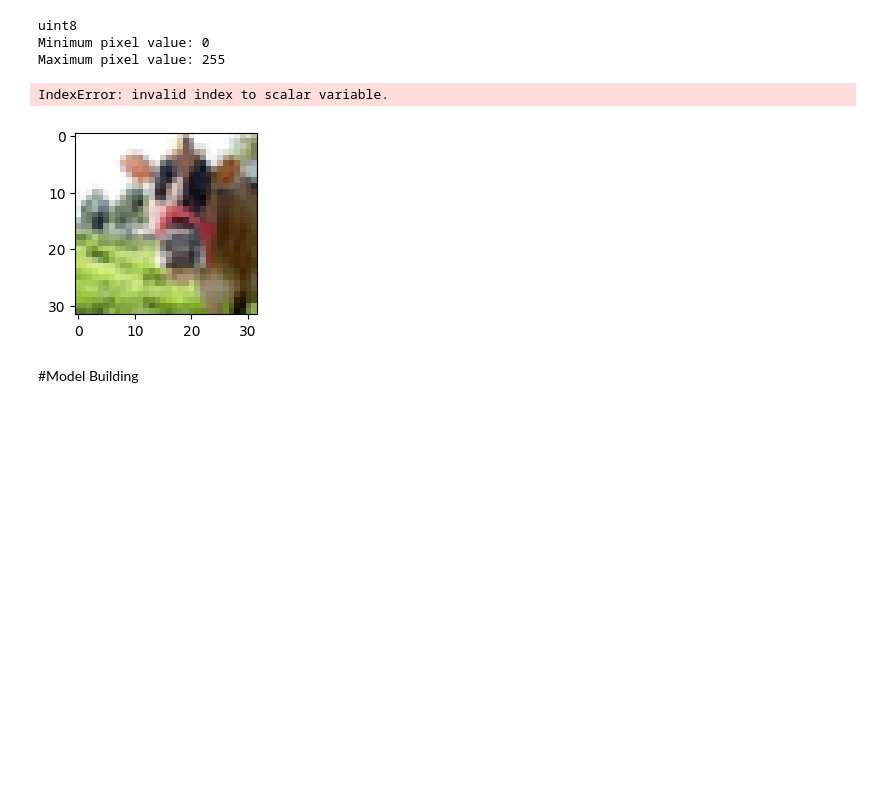
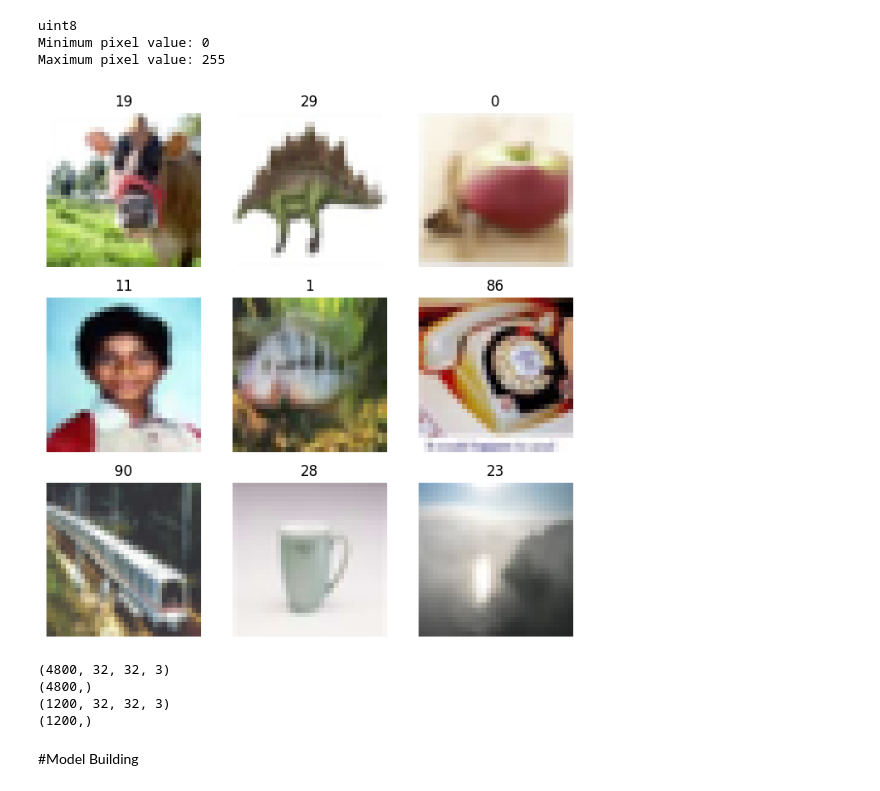
Before and after one commit to Devadeth-cmyk/ICT-Assignment-and-Assessment, a Jupyter notebook: CV_CIFAR_100.ipynb, the cells around one changed output. Drawn from its saved outputs; the diff is of its cells as text; code cells hidden in the pictures; blank space fills up the shorter version.

Commit message:
Completed Computer Vision Case study on CIFAR -1 00 dataset

```diff
--- a/CV_CIFAR_100.ipynb
+++ b/CV_CIFAR_100.ipynb
@@ -19,7 +27,7 @@ import os
 # %% [markdown]
 # Read Data
 # %%
-dataset_path = "/content/drive/MyDrive/AI ML/Datasets/CIFAR-100"
+dataset_path = "/content/drive/MyDrive/CIFAR-100"
 
 # Load dataset
 def load_file(file_path):
@@ -65,24 +73,23 @@ Maximum pixel value: 255
 X_train = X_train.reshape(-1, 3, 32, 32).transpose(0, 2, 3, 1)
 X_test = X_test.reshape(-1, 3, 32, 32).transpose(0, 2, 3, 1)
 # %%
-plt.figure(figsize=(8,8))
+plt.figure(figsize = (8,8))
 
 for i in range(9):
     plt.subplot(3, 3, i+1)
     plt.imshow(X_train[i])
-    plt.title(y_train[i][0])
+    plt.title(y_train[i])
     plt.axis("off")
 
 plt.show()
 # %% [output]
-IndexError: invalid index to scalar variable.
-[figure, old version]
+[figure, new version]
 # %%
 # First, select 10000 images from the original training set
 X_subset, _, y_subset, _ = train_test_split(
     X_train,
     y_train,
-    train_size = 10000,
+    train_size = 6000,
     stratify = y_train,
     random_state = 42
 )
@@ -100,6 +107,11 @@ print(X_train_small.shape)
 print(y_train_small.shape)
 print(X_test_small.shape)
 print(y_test_small.shape)
+# %% [output]
+(4800, 32, 32, 3)
+(4800,)
+(1200, 32, 32, 3)
+(1200,)
 # %%
 # Normalization
 
```
Also changed, not shown: parts of 31 cells of this notebook.
